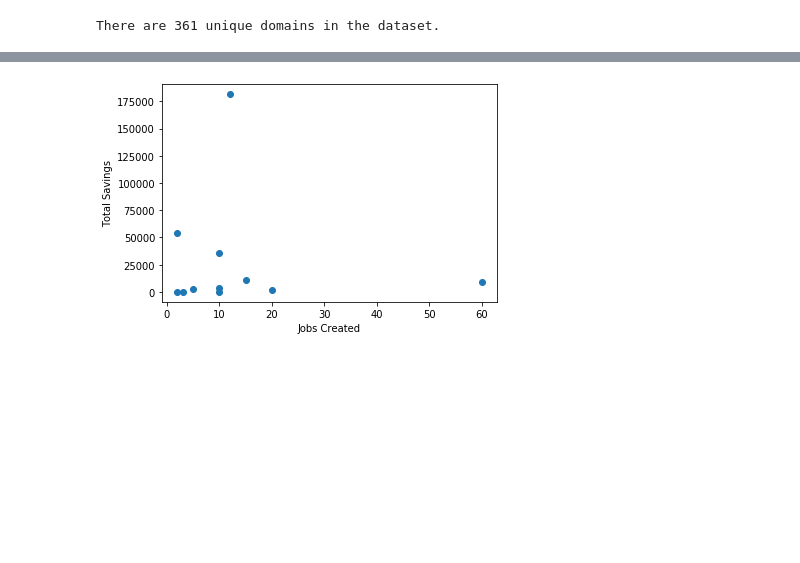
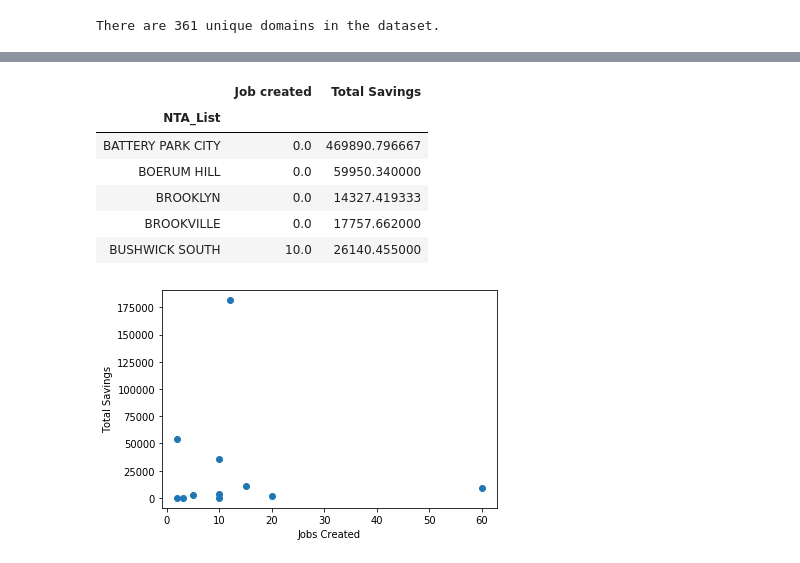
Before and after one commit to AndrewCoogan/binder-framework, a Jupyter notebook: Milestone Problem - Coogan.ipynb, the cells around one changed output, grey strips where cells are left out. Drawn from its saved outputs; the diff is of its cells as text; code cells hidden in the pictures; blank space fills up the shorter version.

```diff
--- a/Milestone Problem - Coogan.ipynb
+++ b/Milestone Problem - Coogan.ipynb
@@ -111,0 +117,24 @@ output.to_csv('Day 4 Answers.csv', index = False)
+# %%
+data['NTA_List'] = data['NTA'].str.upper().str.split('-')
+data['NTA_List'].str.strip()
+data_explode = data.explode('NTA_List')
+
+cities_of_interest = data_explode['NTA_List'].value_counts()\
+    .loc[data_explode['NTA_List'].value_counts() >= 5].index.tolist()
+
+output = data_explode.loc[data_explode['NTA_List'].isin(cities_of_interest)]\
+    .groupby('NTA_List')\
+    .agg({
+        'Job created' : sum,
+        'Total Savings' : np.mean
+})
+
+output.head()
+# %% [output]
+|  | Job created | Total Savings |
+| NTA_List |  |  |
+| BATTERY PARK CITY | 0.0 | 469890.796667 |
+| BOERUM HILL | 0.0 | 59950.340000 |
+| BROOKLYN | 0.0 | 14327.419333 |
+| BROOKVILLE | 0.0 | 17757.662000 |
+| BUSHWICK SOUTH | 10.0 | 26140.455000 |
```
Also changed, not shown: parts of 5 cells of this notebook, 2 other files.
